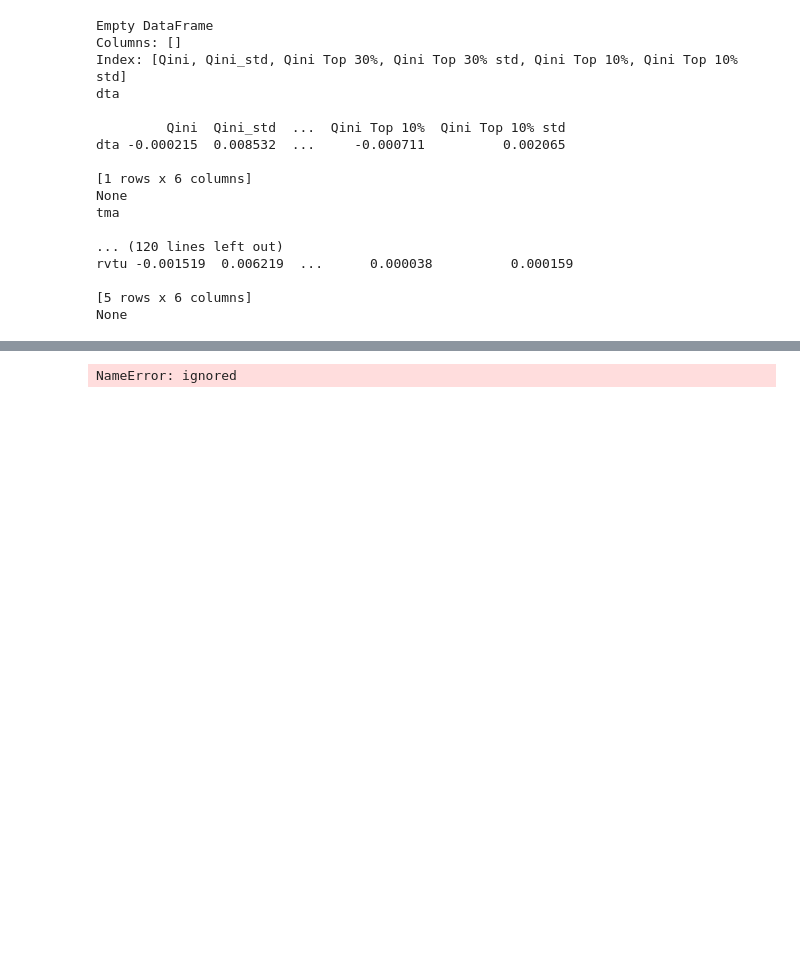
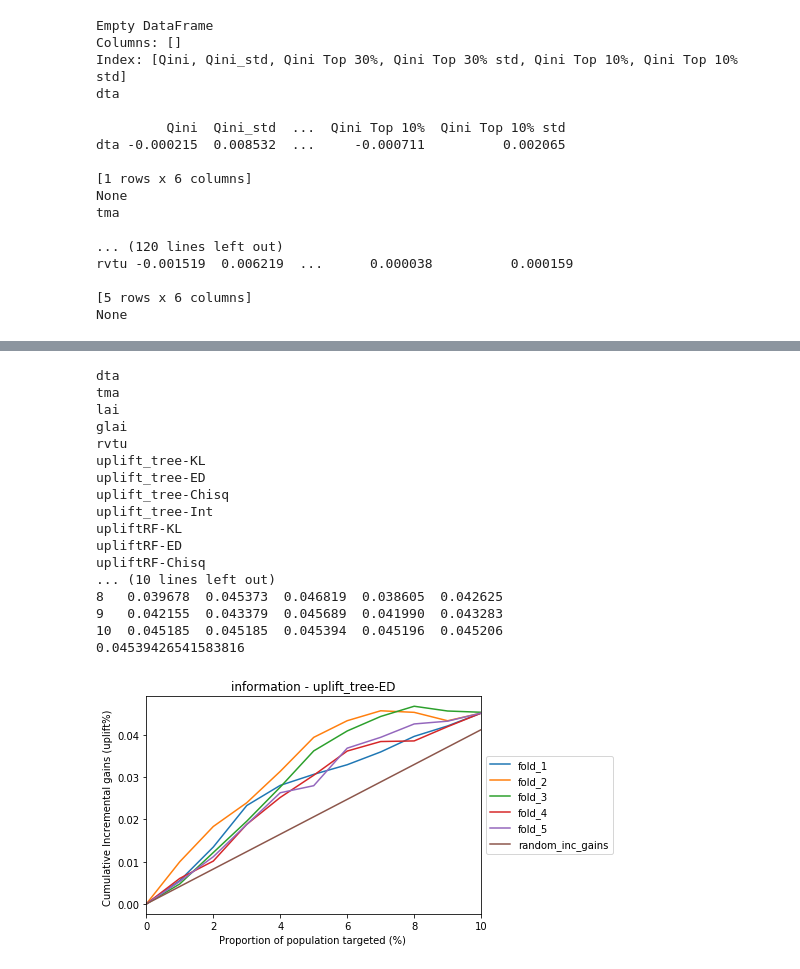
Before and after one commit to granrookey/UpliftModeling, a Jupyter notebook: code_day4_criteo.ipynb, the cells around one changed output, grey strips where cells are left out. Saved outputs shown, nothing was run; the diff lists cells and outputs as text; code cells hidden in the pictures; blank space fills up the shorter version.

```diff
--- a/code_day4_criteo.ipynb
+++ b/code_day4_criteo.ipynb
@@ -961,4 +920,44 @@ uplift_tree-Int
-# %%
-hillstrom_resultset
-# %% [output]
-NameError: ignored
+# %%
+fold_draw = pd.DataFrame({})
+for model, results in hillstrom_resultset.items():
+    print(model)
+    fold_draw[model] = [np.max(results[0].qini), np.max(results[1].qini), np.max(results[2].qini), np.max(results[3].qini), np.max(results[4].qini)]
+
+# best = criteo_resultset[upliftRF-ED]
+# worst = criteo_resultset[uplift_tree-ED]
+# print(fold_draw.sum())
+fold_draw_info = pd.DataFrame({})
+for idx, fold in enumerate(hillstrom_resultset['uplift_tree-ED']):
+    fold_draw_info['fold_' + str(idx+1)] = fold.inc_gains
+
+print(fold_draw_info)
+## Random incremental gains
+overall_inc_gain = np.max(fold_draw_info.iloc[[10]].values)
+print(overall_inc_gain)
+random_inc_gains = [i*overall_inc_gain / len(fold_draw_info) for i in range(len(fold_draw_info))]
+fold_draw_info['random_inc_gains'] = random_inc_gains
+fold_draw_info.plot()
+plt.title("information - uplift_tree-ED")
+plt.xlabel("Proportion of population targeted (%) ")
+plt.ylabel("Cumulative Incremental gains (uplift%) ")
+plt.legend(loc='center left', bbox_to_anchor=(1.0, 0.5))
+plt.show()
+# %% [output]
+dta
+tma
+lai
+glai
+rvtu
+uplift_tree-KL
+uplift_tree-ED
+uplift_tree-Chisq
+uplift_tree-Int
+upliftRF-KL
+upliftRF-ED
+upliftRF-Chisq
+... (10 lines left out)
+8   0.039678  0.045373  0.046819  0.038605  0.042625
+9   0.042155  0.043379  0.045689  0.041990  0.043283
+10  0.045185  0.045185  0.045394  0.045196  0.045206
+0.04539426541583816
+[figure, added]
```
Also changed, not shown: parts of 8 cells of this notebook.
